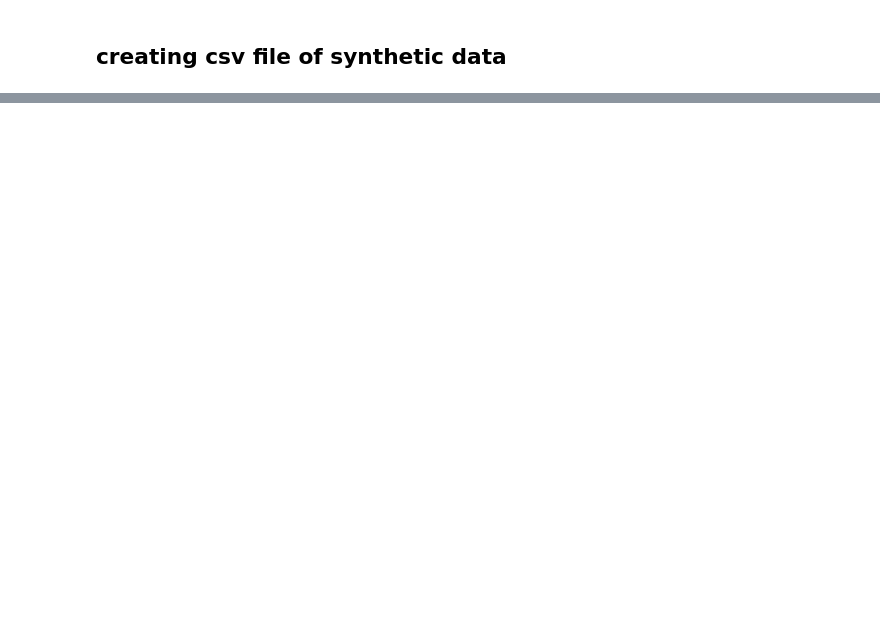
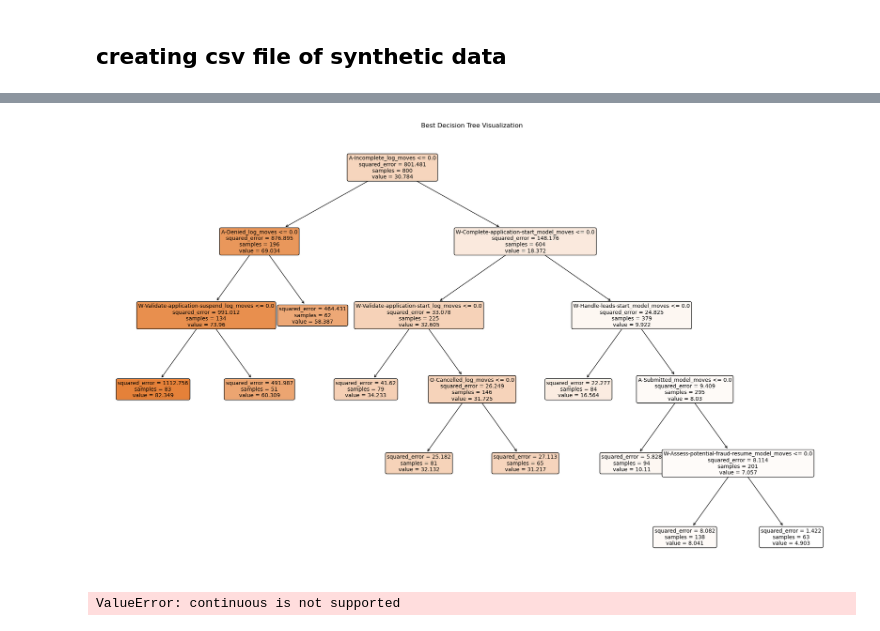
Before and after one commit to MarijnvanHouwelingen/Process_Mining, a Jupyter notebook: Deviation_anal.ipynb, the cells around one changed output, grey strips where cells are left out. Cells and saved outputs as stored; diff of their text form; code cells hidden in the pictures; blank space fills up the shorter version.

```diff
--- a/Deviation_anal.ipynb
+++ b/Deviation_anal.ipynb
@@ -864,0 +743,3 @@ trace_encoding[1]
+# %%
+# Step 1: Load CSV Data
+df_synth_tree = pd.read_csv('/Users/Nufail/Desktop/Process_Mining/Process_Mining/conformance_checking/tests/decision_tree_data.csv')
@@ -864,0 +853,33 @@ trace_encoding[1]
+# %%
+# Step 1: Access the best model
+best_model = model.grid_search.best_estimator_
+
+# Step 2: Extract feature names from X
+feature_names = X.columns
+
+# Step 3: Plot the decision tree
+from sklearn.tree import plot_tree
+import matplotlib.pyplot as plt
+
+plt.figure(figsize=(25, 15))  # Adjust size for clarity
+plot_tree(
+    best_model,
+    feature_names=feature_names,  # Provide the column names of X
+    filled=True,                  # Fill colors for nodes based on predictions
+    rounded=True,                 # Rounded corners for better visuals
+    fontsize=10                   # Font size for clarity
+)
+plt.title("Best Decision Tree Visualization")
+plt.show()
+# %% [output]
+[figure, added]
+# %%
+from sklearn.metrics import classification_report
+
+# Assuming y_true are the true labels and y_pred are the predicted labels
+report = classification_report(y_test, y_pred)
+
+# Print the full report
+print(report)
+# %% [output]
+ValueError: continuous is not supported
```
Also changed, not shown: parts of 29 cells of this notebook, 1 other file.
